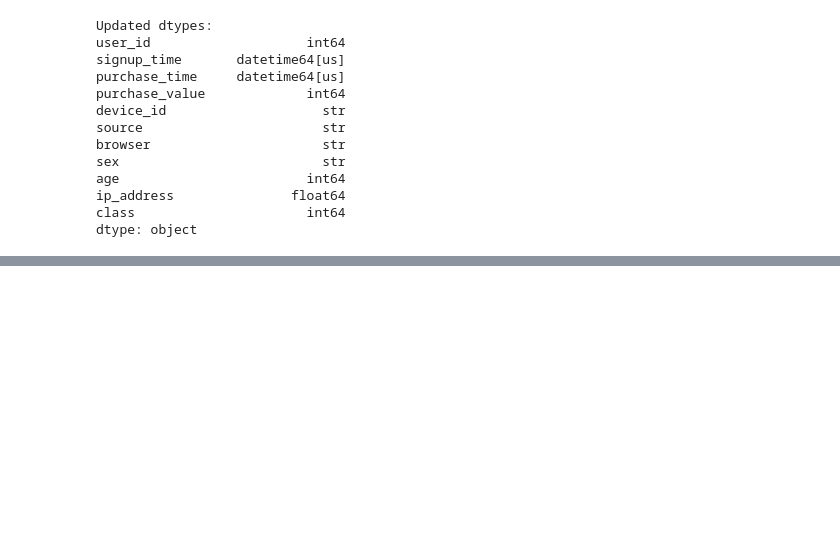
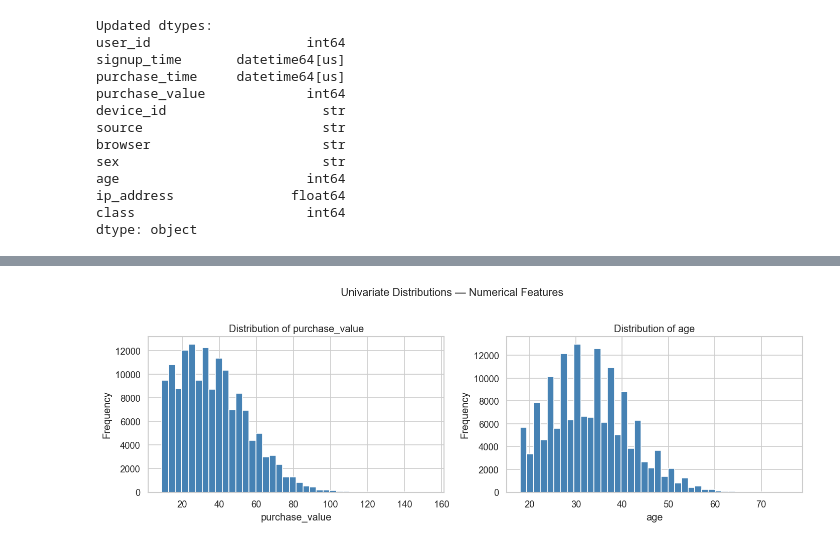
Before and after one commit to Redeat-Birhane/fraud-detection, a Jupyter notebook: notebooks/eda-fraud-data.ipynb, the cells around one changed output, grey strips where cells are left out. Drawn from its saved outputs; the diff is of its cells as text; code cells hidden in the pictures; blank space fills up the shorter version.

Commit message:
feat: add univariate and bivariate EDA plots for Fraud_Data

```diff
--- a/notebooks/eda-fraud-data.ipynb
+++ b/notebooks/eda-fraud-data.ipynb
@@ -203,0 +211,15 @@ dtype: object
+# %%
+# Numerical features
+num_cols = ['purchase_value', 'age']
+
+fig, axes = plt.subplots(1, len(num_cols), figsize=(12, 4))
+for ax, col in zip(axes, num_cols):
+    fraud_df[col].hist(bins=40, ax=ax, color='steelblue', edgecolor='white')
+    ax.set_title(f'Distribution of {col}')
+    ax.set_xlabel(col)
+    ax.set_ylabel('Frequency')
+plt.suptitle('Univariate Distributions — Numerical Features', fontsize=13, y=1.02)
+plt.tight_layout()
+plt.show()
+# %% [output]
+[figure, added]
```
Also changed, not shown: parts of 5 cells of this notebook.
